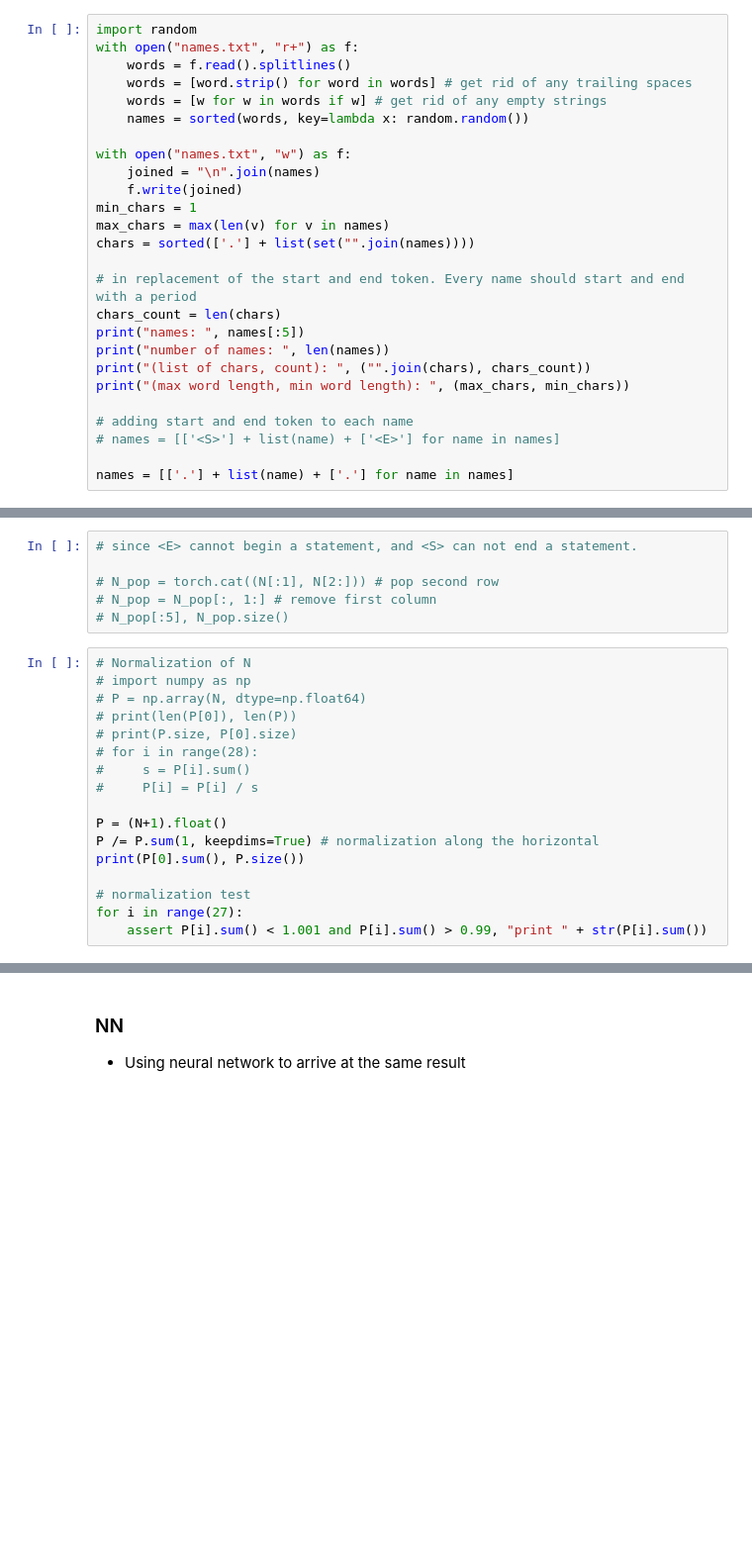
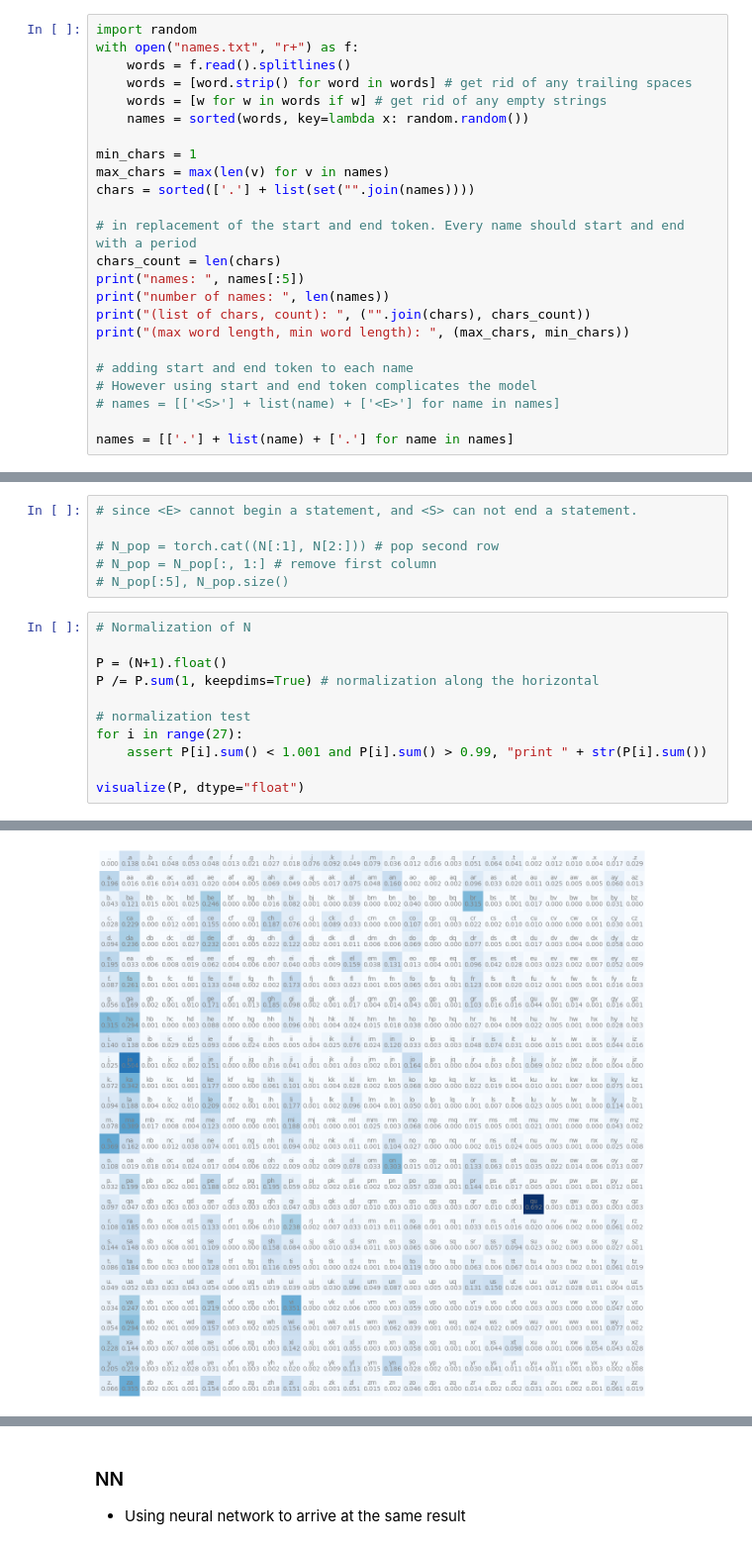
Before and after one commit to amar-jay/karparthy, a Jupyter notebook: makemore/bigram.ipynb, the cells around one changed output, grey strips where cells are left out. Shown at 99% size. Cells and saved outputs as stored; diff of their text form; blank space fills up the shorter version.

```diff
--- a/makemore/bigram.ipynb
+++ b/makemore/bigram.ipynb
@@ -9,9 +9,6 @@ with open("names.txt", "r+") as f:
 	words = [w for w in words if w] # get rid of any empty strings
 	names = sorted(words, key=lambda x: random.random())
 
-with open("names.txt", "w") as f:
-	joined = "\n".join(names)
-	f.write(joined)
 min_chars = 1
 max_chars = max(len(v) for v in names)
 chars = sorted(['.'] + list(set("".join(names))))
@@ -24,6 +21,7 @@ print("(list of chars, count): ", ("".join(chars), chars_count))
 print("(max word length, min word length): ", (max_chars, min_chars))
 
 # adding start and end token to each name
+# However using start and end token complicates the model
 # names = [['<S>'] + list(name) + ['<E>'] for name in names]
 
 names = [['.'] + list(name) + ['.'] for name in names]
@@ -104,19 +93,13 @@ size:  torch.Size([27, 27])
 # N_pop[:5], N_pop.size()
 # %%
 # Normalization of N
-# import numpy as np
-# P = np.array(N, dtype=np.float64)
-# print(len(P[0]), len(P))
-# print(P.size, P[0].size)
-# for i in range(28):
-#     s = P[i].sum()
-#     P[i] = P[i] / s
 
 P = (N+1).float()
 P /= P.sum(1, keepdims=True) # normalization along the horizontal
-print(P[0].sum(), P.size())
 
 # normalization test
 for i in range(27):
     assert P[i].sum() < 1.001 and P[i].sum() > 0.99, "print " + str(P[i].sum())
+
+visualize(P, dtype="float")
 # %% [output]
@@ -123,0 +107 @@ tensor(1.) torch.Size([27, 27])
+[figure, added]
```
Also changed, not shown: parts of 18 cells of this notebook, 4 other files.
